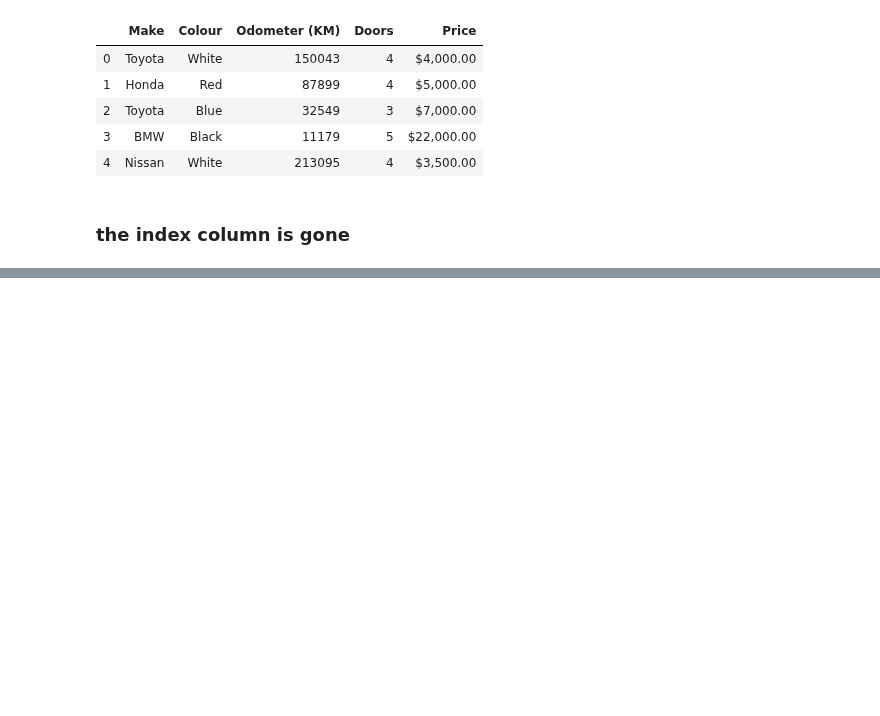
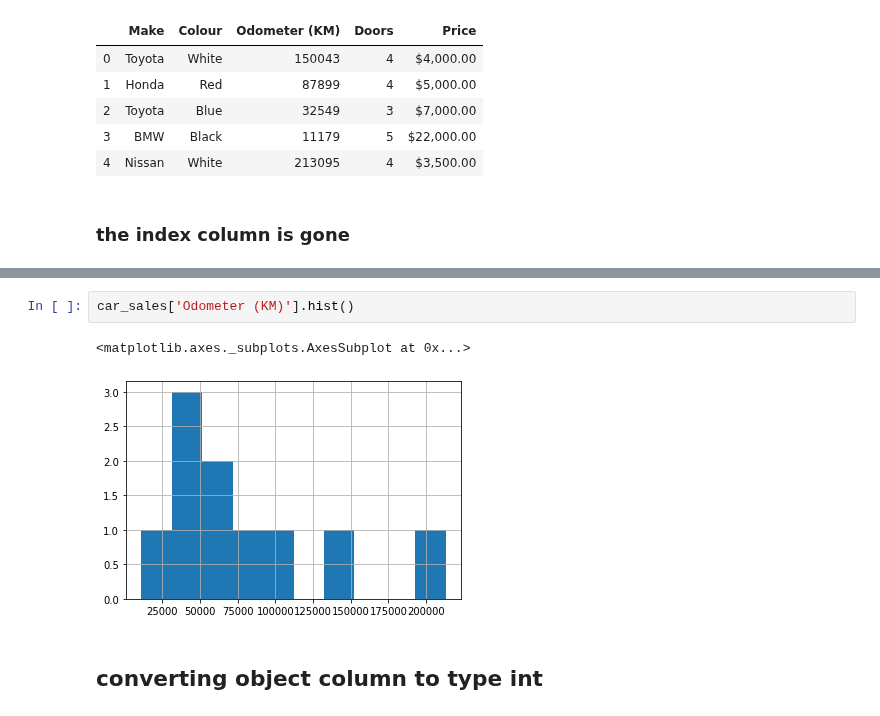
Before and after one commit to Vikas-KM/machine-learning, a Jupyter notebook: Practice/Pandas.ipynb, the cells around one changed output, grey strips where cells are left out. Drawn from its saved outputs; the diff is of its cells as text; blank space fills up the shorter version.

```diff
--- a/Practice/Pandas.ipynb
+++ b/Practice/Pandas.ipynb
@@ -132,0 +374,7 @@ car_sales_exported.head()
+# %%
+car_sales['Odometer (KM)'].hist()
+# %% [output]
+<matplotlib.axes._subplots.AxesSubplot at 0x...>
+[figure, added]
+# %% [markdown]
+## converting object column to type int
```
Also changed, not shown: parts of 55 cells of this notebook, 1 other file.
